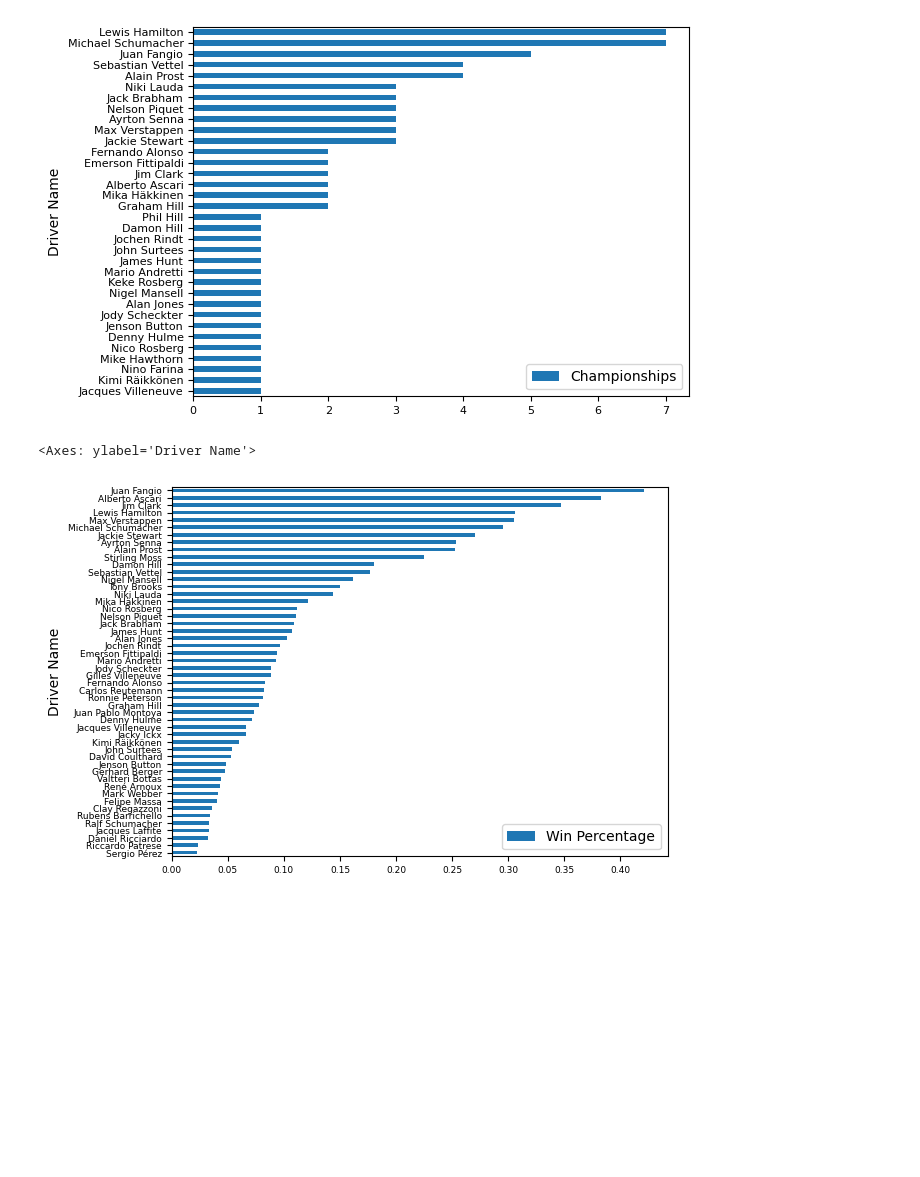
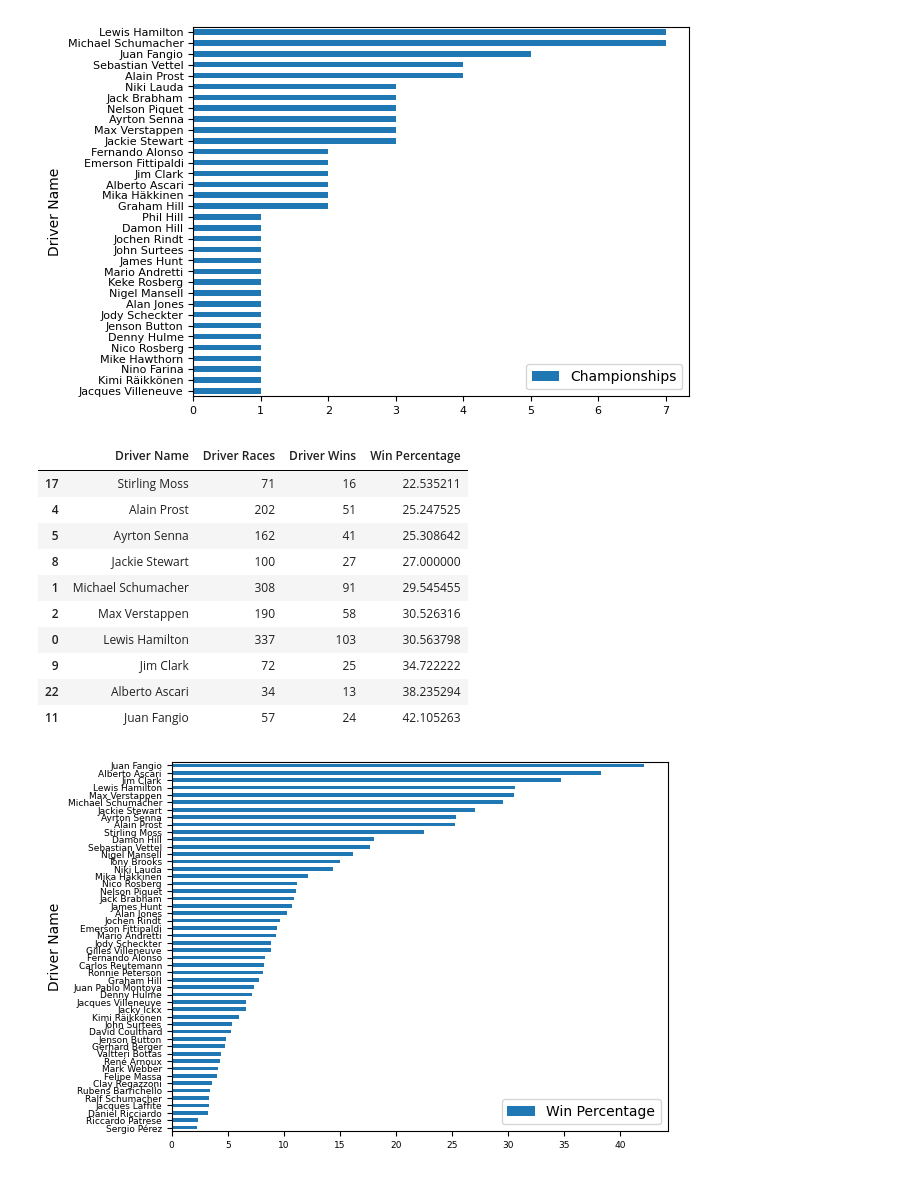
Before and after one commit to hr546/BEE2041-Empirical-Project, a Jupyter notebook: BEE2041_Empirical_Project_-_A_Data-Driven_Investigation_to_Identify_the_best_Formula_One_Driver_of_All_Time.ipynb, the cells around one changed output. Cells and saved outputs as stored; diff of their text form; code cells hidden in the pictures; blank space fills up the shorter version.

```diff
--- a/BEE2041_Empirical_Project_-_A_Data-Driven_Investigation_to_Identify_the_best_Formula_One_Driver_of_All_Time.ipynb
+++ b/BEE2041_Empirical_Project_-_A_Data-Driven_Investigation_to_Identify_the_best_Formula_One_Driver_of_All_Time.ipynb
@@ -286,21 +286,34 @@ plt.gca().invert_yaxis()
 # %%
 # Histogram of percentage of race wins
 # https://pitwall.app/records/driver-wins?page=1
 
 # Converting "Driver Races" to an integer
 Wins_df['Driver Races'] = Wins_df['Driver Races'].astype(int)
 
 # Adding additional column to dataframe containing the percentage of races won by each driver
-Wins_df["Win Percentage"] = Wins_df["Driver Wins"]/Wins_df["Driver Races"]
+Wins_df["Win Percentage"] = (Wins_df["Driver Wins"]/Wins_df["Driver Races"]) * 100
 
 # Sorting dataframe so the highest percentage is listed first
 Wins_df = Wins_df.sort_values(by=["Win Percentage"])
 
 # Plotting the bar chart for percentage of race wins
 Wins_df.plot.barh(x = 'Driver Name', y = 'Win Percentage', fontsize = 6.5)
+
+# Displaying dataframe - limited to top 10
+display(Wins_df.tail(10))
 # %% [output]
-<Axes: ylabel='Driver Name'>
+|  | Driver Name | Driver Races | Driver Wins | Win Percentage |
+| 17 | Stirling Moss | 71 | 16 | 22.535211 |
+| 4 | Alain Prost | 202 | 51 | 25.247525 |
+| 5 | Ayrton Senna | 162 | 41 | 25.308642 |
+| 8 | Jackie Stewart | 100 | 27 | 27.000000 |
+| 1 | Michael Schumacher | 308 | 91 | 29.545455 |
+| 2 | Max Verstappen | 190 | 58 | 30.526316 |
+| 0 | Lewis Hamilton | 337 | 103 | 30.563798 |
+| 9 | Jim Clark | 72 | 25 | 34.722222 |
+| 22 | Alberto Ascari | 34 | 13 | 38.235294 |
+| 11 | Juan Fangio | 57 | 24 | 42.105263 |
-[figure, old version]
+[figure, new version]
 # %%
 # Histogram of percentage of podiums
 # https://pitwall.app/records/driver-podiums
```
Also changed, not shown: parts of 3 cells of this notebook.
